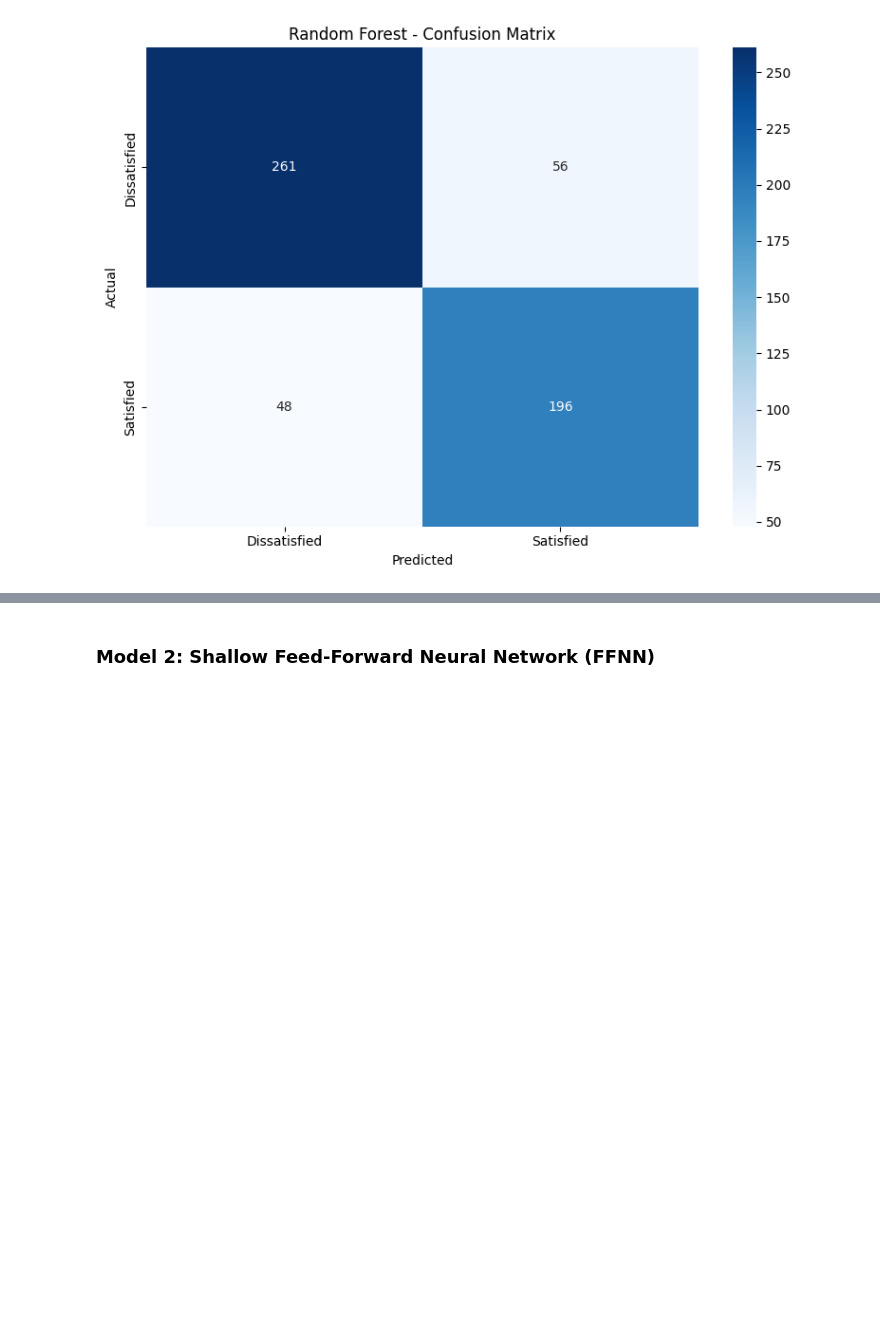
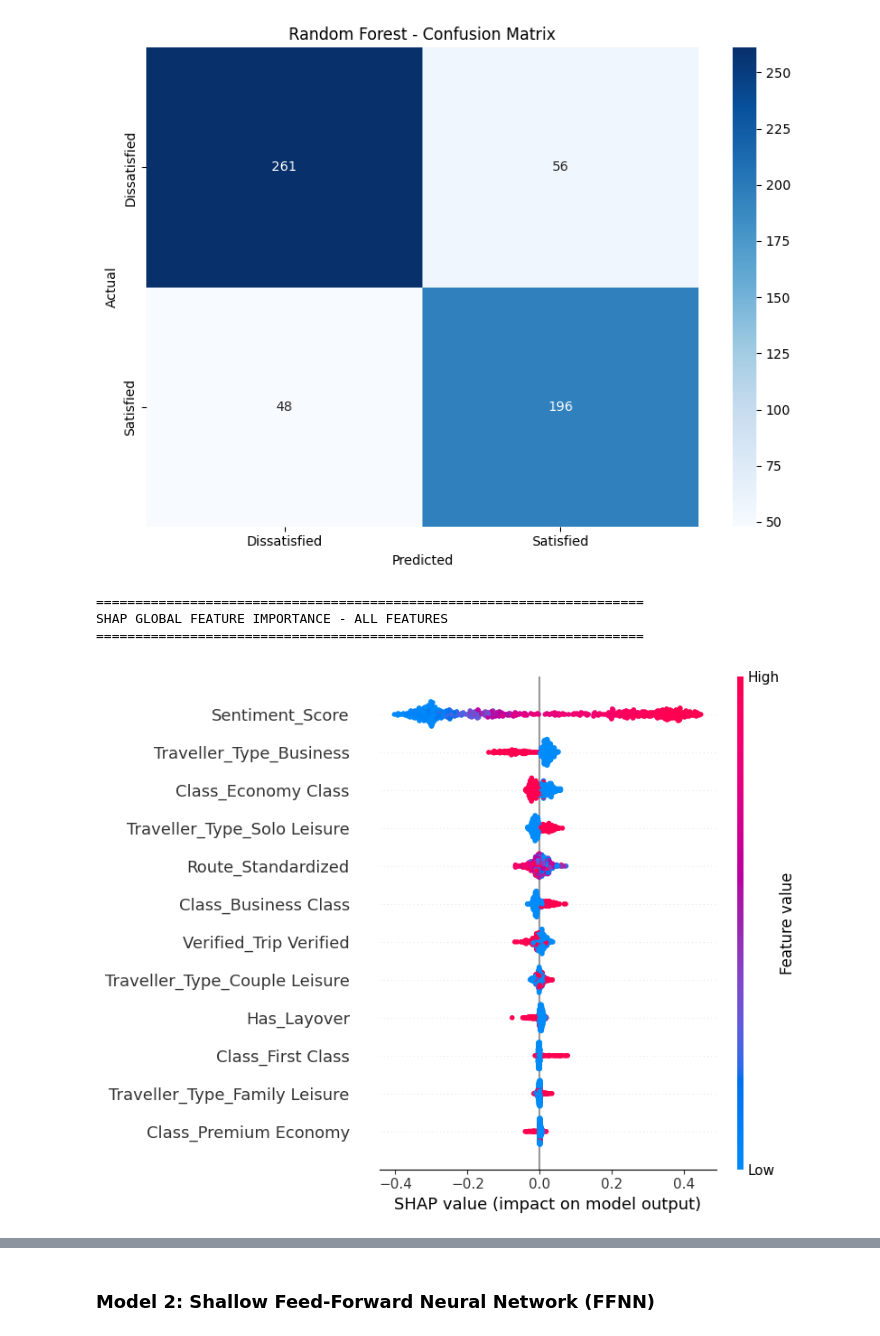
Before and after one commit to seiftarek158/ACL2, a Jupyter notebook: Submission/Models/RFT&FFNN_with_RouteStandardized.ipynb, the cells around one changed output, grey strips where cells are left out. Cells and saved outputs as stored; diff of their text form; code cells hidden in the pictures; blank space fills up the shorter version.

Commit message:
Feat: Added XAI (Global & Local) + Inference Function to `RFT&FFNN_with_RouteStanderdized`

```diff
--- a/Submission/Models/RFT&FFNN_with_RouteStandardized.ipynb
+++ b/Submission/Models/RFT&FFNN_with_RouteStandardized.ipynb
@@ -251,3 +252,22 @@ plt.tight_layout()
 plt.show()
 # %% [output]
 [figure]
+# %%
+# SHAP Global Explainer - All Features
+print("\n" + "="*70)
+print("SHAP GLOBAL FEATURE IMPORTANCE - ALL FEATURES")
+print("="*70)
+
+explainer = shap.TreeExplainer(rf_model)
+shap_values = explainer.shap_values(X_test)
+
+shap.summary_plot(
+    shap_values[:, :, 1],  # All samples, all features, Satisfied class
+    X_test,
+    feature_names=feature_columns
+)
+# %% [output]
+======================================================================
+SHAP GLOBAL FEATURE IMPORTANCE - ALL FEATURES
+======================================================================
+[figure, added]
```
Also changed, not shown: parts of 13 cells of this notebook, 1 other file.
